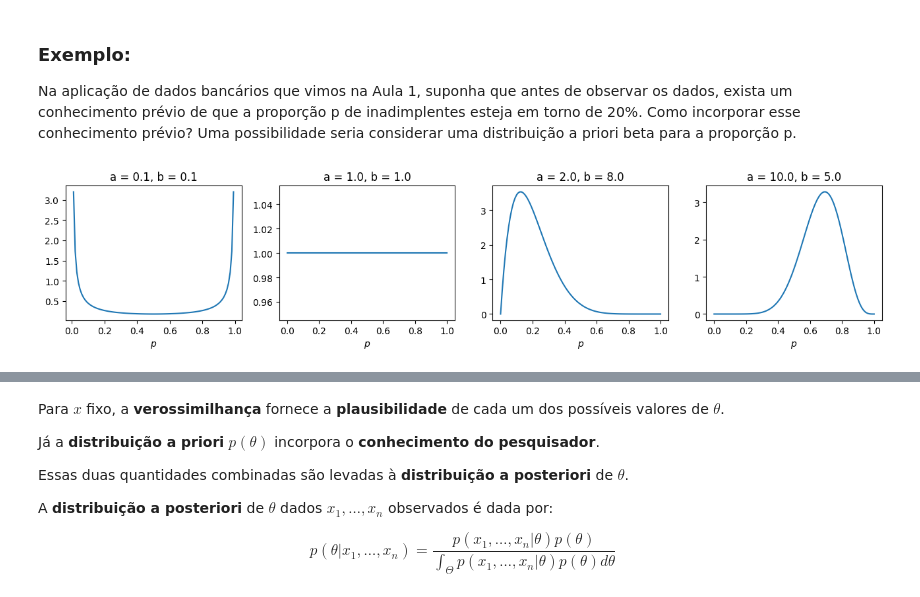
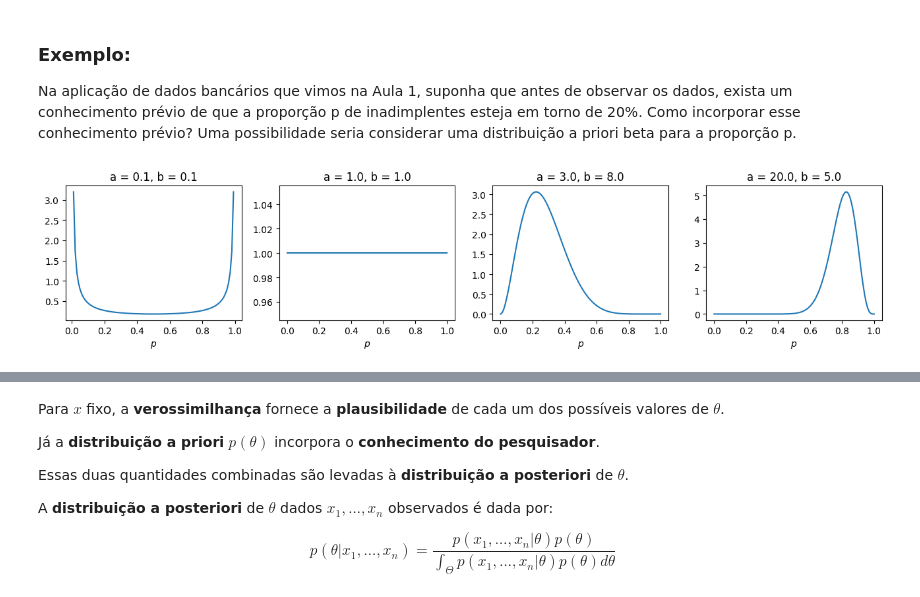
Before and after one commit to cibelerusso/IntroducaoaInferenciaEstatistica, a Jupyter notebook: Notebooks/SME0221_Inferência_Bayesiana.ipynb, the cells around one changed output, grey strips where cells are left out. Drawn from its saved outputs; the diff is of its cells as text; code cells hidden in the pictures.

```diff
--- a/Notebooks/SME0221_Inferência_Bayesiana.ipynb
+++ b/Notebooks/SME0221_Inferência_Bayesiana.ipynb
@@ -54,28 +56,28 @@ Na aplicação de dados bancários que vimos na Aula 1, suponha que antes de obs
 # %%
 # Mais sobre a distribuição beta: https://pt.wikipedia.org/wiki/Distribui%C3%A7%C3%A3o_beta
 
 import numpy as np
 import matplotlib.pyplot as plt
 from scipy import stats
 from scipy.stats import beta
 
 # Conjuntos de parâmetros da distribuição a priori para a proporção de inadimplentes
-a_b_params = ((0.1, 0.1), (1, 1), (2, 8), (10, 5))
+a_b_params = ((0.1, 0.1), (1, 1), (3, 8), (20, 5))
 p = np.linspace(0, 1, 100)
 
 # Plota as densidades da beta para cada conjunto de parâmetros
 plt.figure(figsize=(13,3))
 for i, (a, b) in enumerate(a_b_params):
     plt.subplot(1, len(a_b_params), i+1)
 
     prior = beta(a, b)
 
     plt.plot(p, prior.pdf(p))
     plt.xlabel(r'$p$')
     plt.title("a = {:.1f}, b = {:.1f}".format(a, b))
     plt.tight_layout()
 # %% [output]
-[figure, old version]
+[figure, new version]
 # %% [markdown]
 
 
```
Also changed, not shown: parts of 23 cells of this notebook.
